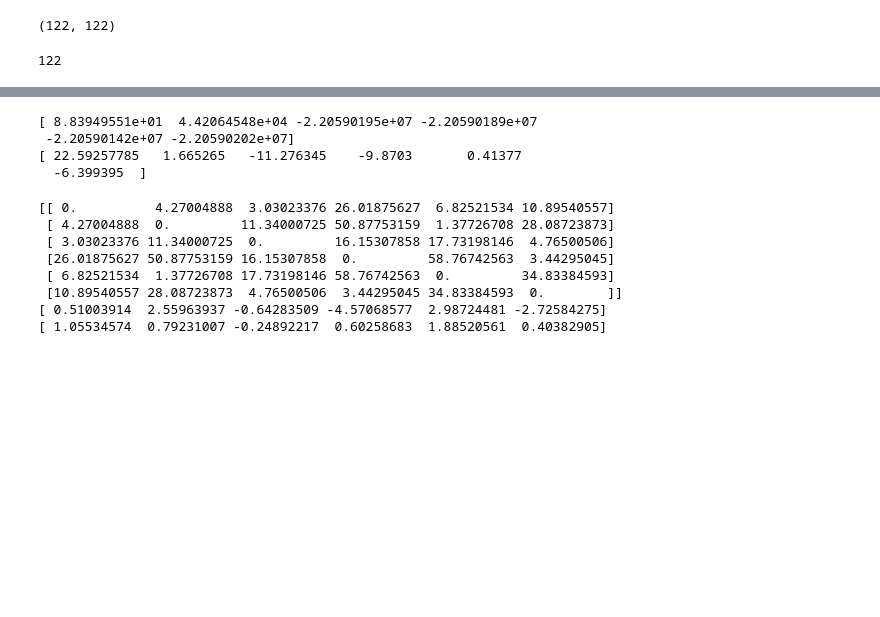
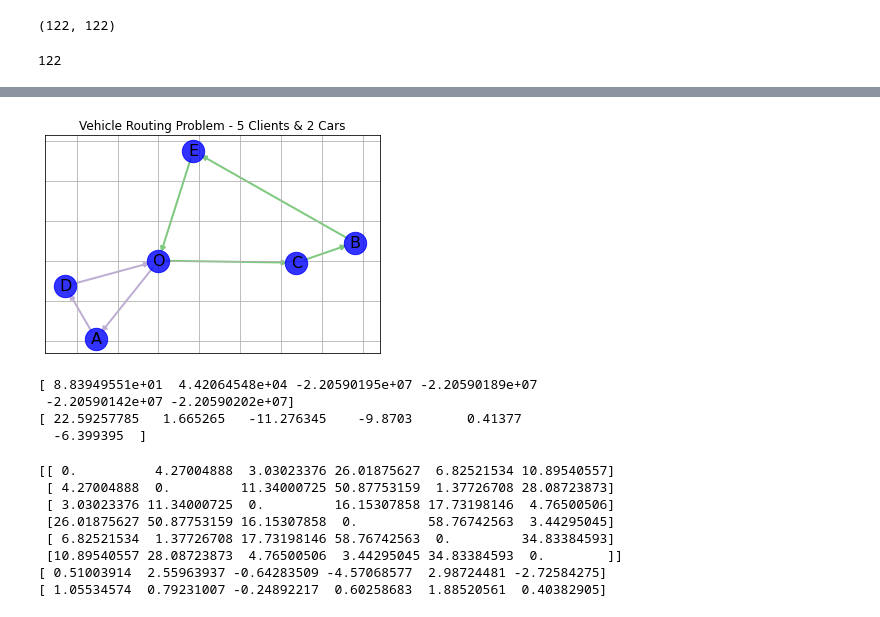
Before and after one commit to neil-dev/quantum_ridesharing, a Jupyter notebook: Routing.ipynb, the cells around one changed output, grey strips where cells are left out. Drawn from its saved outputs; the diff is of its cells as text; code cells hidden in the pictures; blank space fills up the shorter version.

```diff
--- a/Routing.ipynb
+++ b/Routing.ipynb
@@ -633,7 +633,7 @@ print(len(coordinates))
 # %% [output]
 122
 # %%
-center = 87
+center = 86
 total_nodes=122
 requests = np.zeros(n, dtype=np.int8)
 i=0
@@ -764,0 +649,2 @@ route.generate(13,53)
+# %%
+instance, xc, yc = utility.generate_vrp_instance(n, center, requests, coordinates)
@@ -764,0 +676,3 @@ route.generate(13,53)
+# %%
+fqs = FullQuboSolver(n, m, instance)
+fqs.solve(solver='leap')
@@ -765,3 +787,15 @@ route.generate(13,53)
+# %%
+labels = {
+    0 : "O",
+    1 : "A",
+    2 : "B",
+    3 : "C",
+    4 : "D",
+    5 : "E",
+}
+fqs.visualize(xc, yc, labels)
+# %% [output]
+[figure, added]
 # %%
 
 locs = [
```
Also changed, not shown: parts of 17 cells of this notebook, 2 other files.
